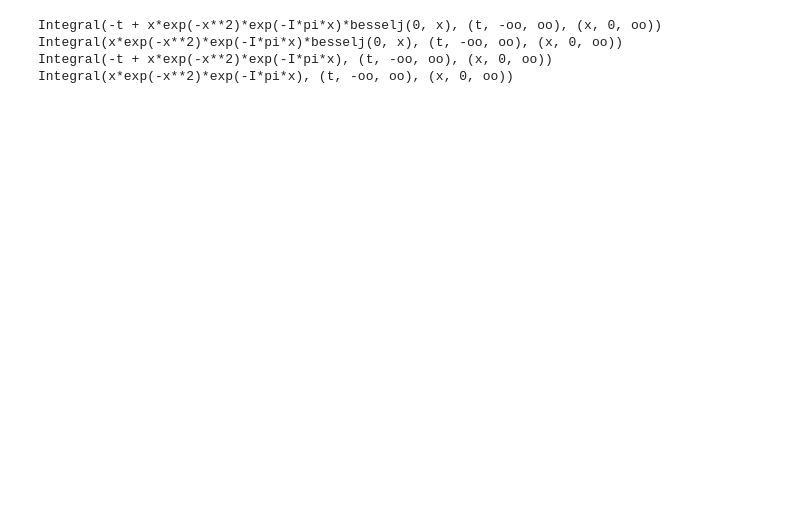
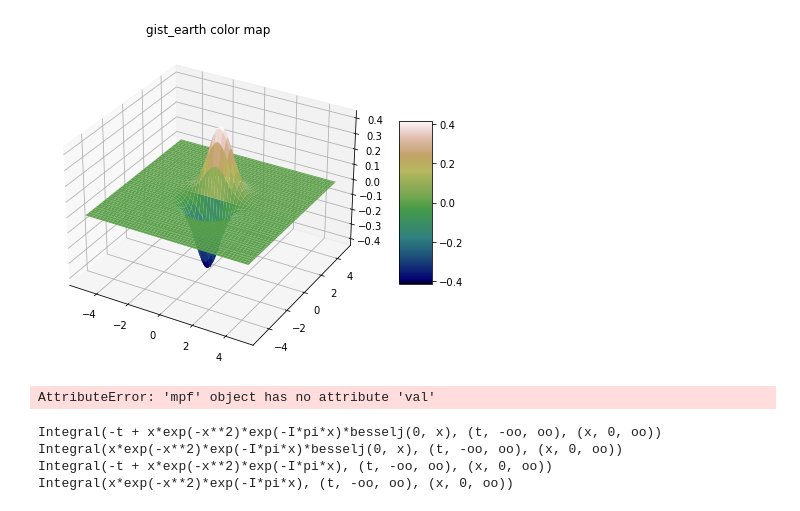
Before and after one commit to Sultanow/functional_analysis, a Jupyter notebook: python/playground.ipynb, the cells around one changed output. Drawn from its saved outputs; the diff is of its cells as text; code cells hidden in the pictures; blank space fills up the shorter version.

```diff
--- a/python/playground.ipynb
+++ b/python/playground.ipynb
@@ -4,3 +4,32 @@ from math import sqrt
 
 import pandas as pd
 import time
+# %%
+import numpy as np
+import matplotlib.pyplot as plt
+from mpl_toolkits.mplot3d import axes3d
+# if using a Jupyter notebook, include:
+%matplotlib inline
+
+fig = plt.figure(figsize=(10,6))
+ax1 = fig.add_subplot(111, projection='3d')
+
+
+x = np.arange(-5,5,0.1)
+y = np.arange(-5,5,0.1)
+X,Y = np.meshgrid(x,y)
+Z = np.zeros([x.size, y.size])
+
+for idx_i, i in enumerate(x):
+   for idx_j, j in enumerate(y):
+       Z[idx_i][idx_j] = i*np.exp(-i**2 - j**2)
+#Z = X*np.exp(-X**2 - Y**2)
+
+mycmap = plt.get_cmap('gist_earth')
+ax1.set_title('gist_earth color map')
+surf1 = ax1.plot_surface(X, Y, Z, cmap=mycmap)
+fig.colorbar(surf1, ax=ax1, shrink=0.5, aspect=5)
+
+plt.show()
+# %% [output]
+[figure, added]
@@ -7,3 +68,17 @@ import time
+# %%
+from mpmath import mp
+
+I = mp.sqrt(-1)
+
+arr = []
+for a in range(-1,-1,0.1):
+    for b in range(-1,-1,0.1):
+        f = lambda x, t: mp.exp((-a*t**2+I*b*t)/(3*t**2+1)+I*t*x)*(x/(3*t**2+1))
+        m = mp.quad(f, [0, mp.inf], [-mp.inf, mp.inf])
+        mreal = m.real
+        mimag = m.imag
+# %% [output]
+AttributeError: 'mpf' object has no attribute 'val'
 # %%
 from sympy.abc import a, b, x, t
 from sympy import *
```
Also changed, not shown: parts of 1 cell of this notebook.
